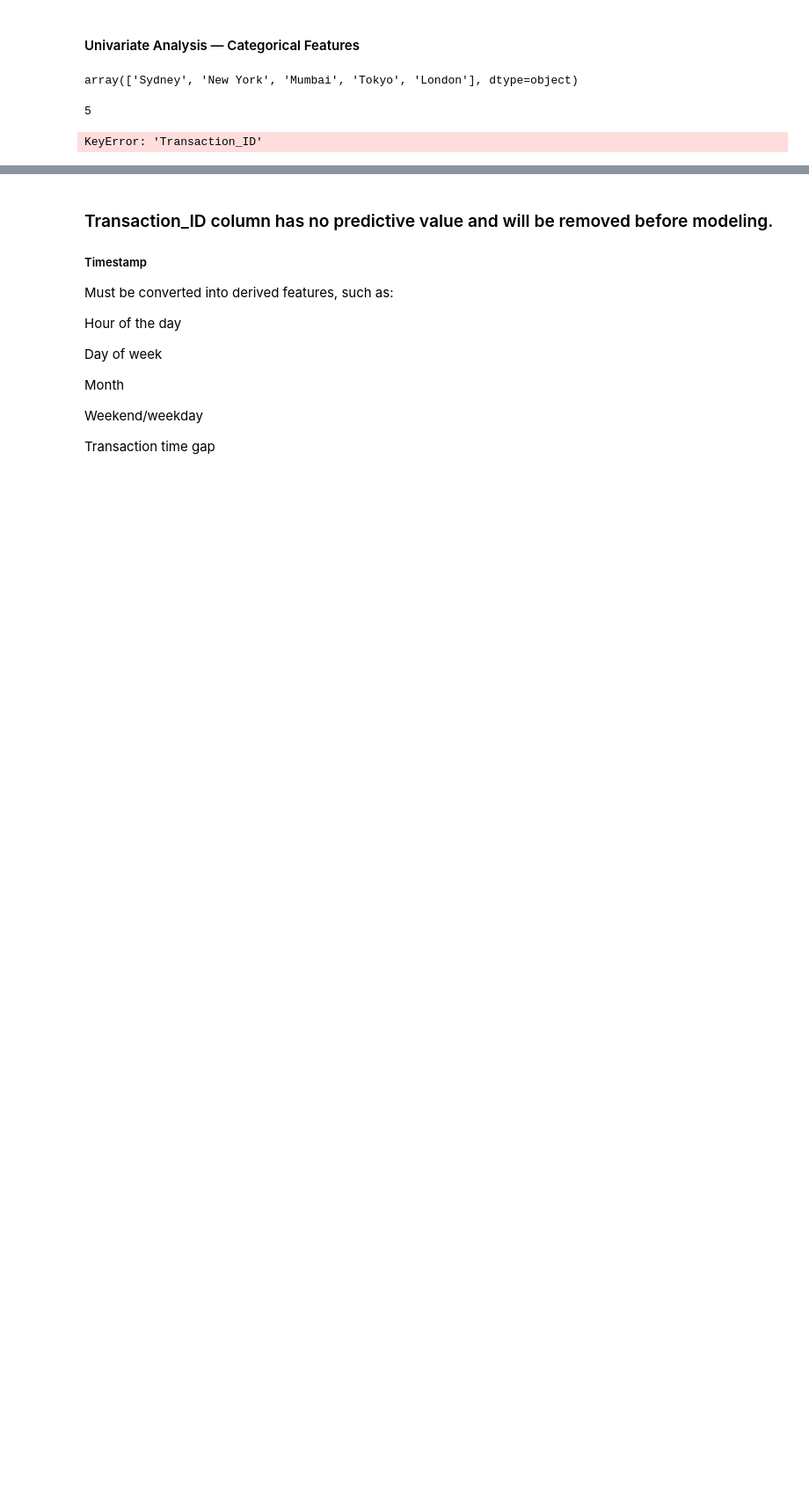
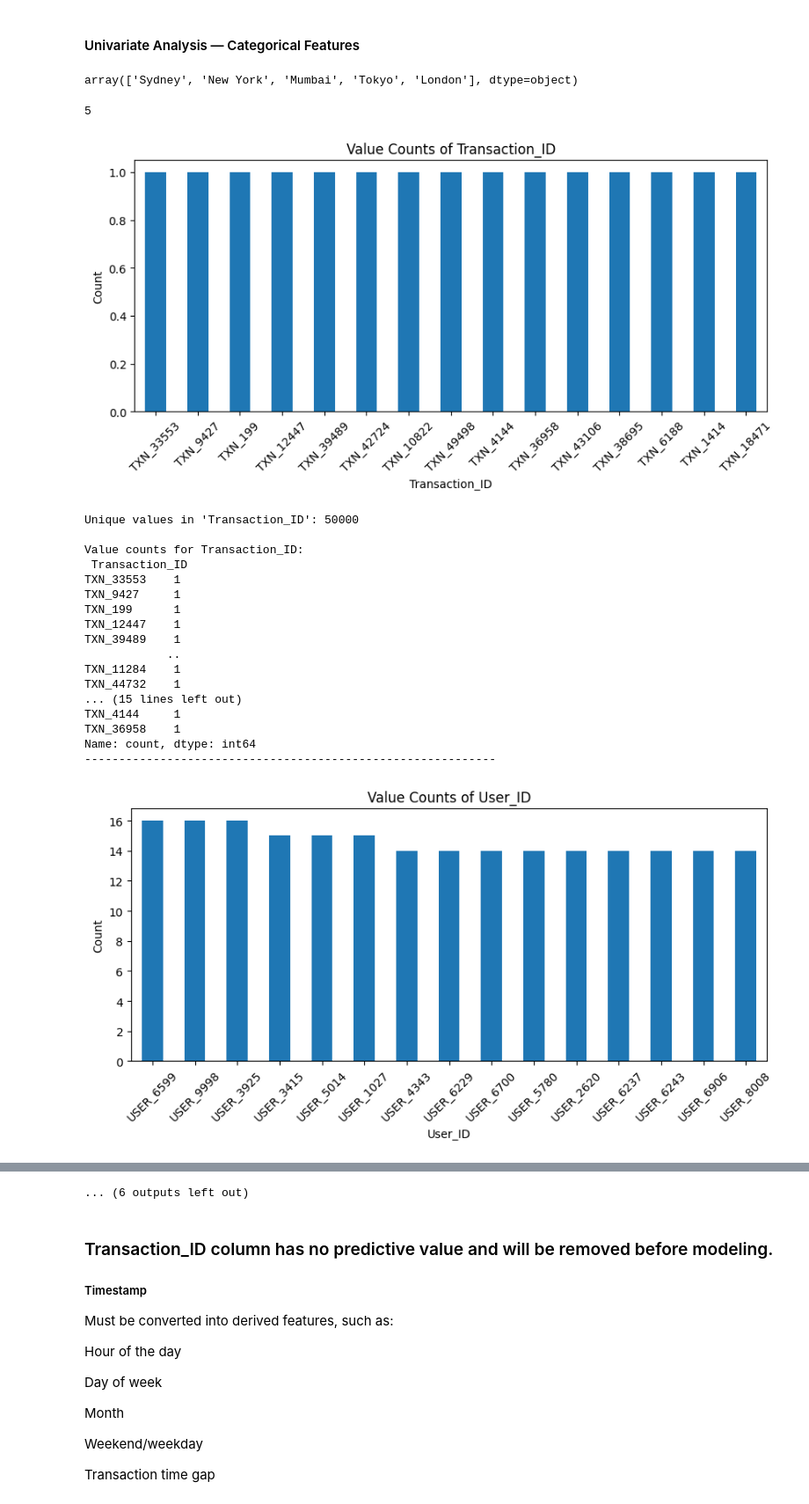
Before and after one commit to hebasur2001/test1, a Jupyter notebook: ml1/fraud detection/traing_model.ipynb, the cells around one changed output, grey strips where cells are left out. Shown at 88% size. Saved outputs shown, nothing was run; the diff lists cells and outputs as text; code cells hidden in the pictures; blank space fills up the shorter version.

```diff
--- a/ml1/fraud detection/traing_model.ipynb
+++ b/ml1/fraud detection/traing_model.ipynb
@@ -240,13 +269,40 @@ data['Location'].nunique()
 # %%
 for col in categorical_cols:
     plt.figure(figsize=(10,4))
-    data[col].value_counts().plot(kind='bar')
+    data[col].value_counts().head(15).plot(kind='bar')
     plt.title(f"Value Counts of {col}")
     plt.xlabel(col)
     plt.ylabel("Count")
+    plt.xticks(rotation=45)
     plt.show()
 
-    print(f"\nTop 10 values for {col}:\n", data[col].value_counts())
+    # Print unique value count
+    print(f"Unique values in '{col}': {data[col].nunique()}")
+
+    # Print full count of all categories
+    print(f"\nValue counts for {col}:\n", data[col].value_counts())
+
+    # Print only the top 10 for readability
+    print(f"\nTop 10 values for {col}:\n", data[col].value_counts().head(10))
+
     print("-"*60)
 # %% [output]
+[figure, added]
-KeyError: 'Transaction_ID'
+Unique values in 'Transaction_ID': 50000
+
+Value counts for Transaction_ID:
+ Transaction_ID
+TXN_33553    1
+TXN_9427     1
+TXN_199      1
+TXN_12447    1
+TXN_39489    1
+            ..
+TXN_11284    1
+TXN_44732    1
+... (15 lines left out)
+TXN_4144     1
+TXN_36958    1
+Name: count, dtype: int64
+------------------------------------------------------------
+[figure, added]
@@ -254,3 +401,4 @@ KeyError: 'Transaction_ID'
+... (6 outputs left out)
 # %% [markdown]
 ### Transaction_ID column has no predictive value and will be removed before modeling.
 ##### Timestamp
```
Also changed, not shown: parts of 23 cells of this notebook, 3 other files.
